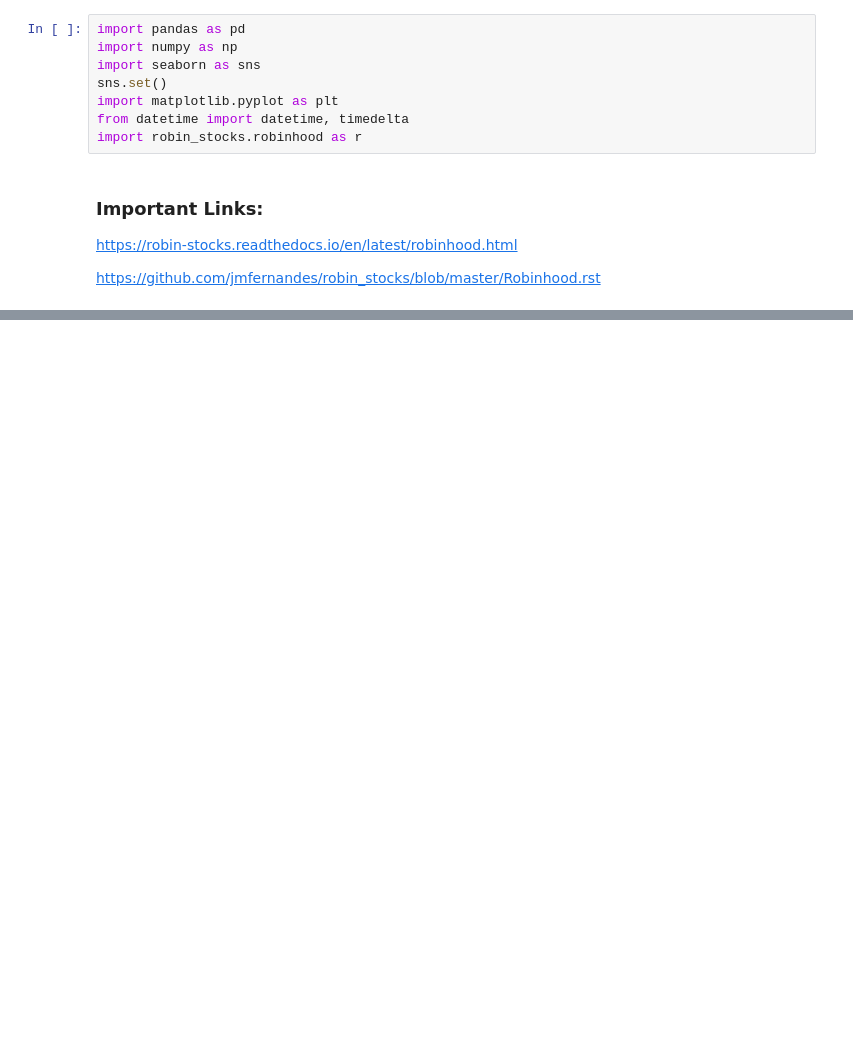
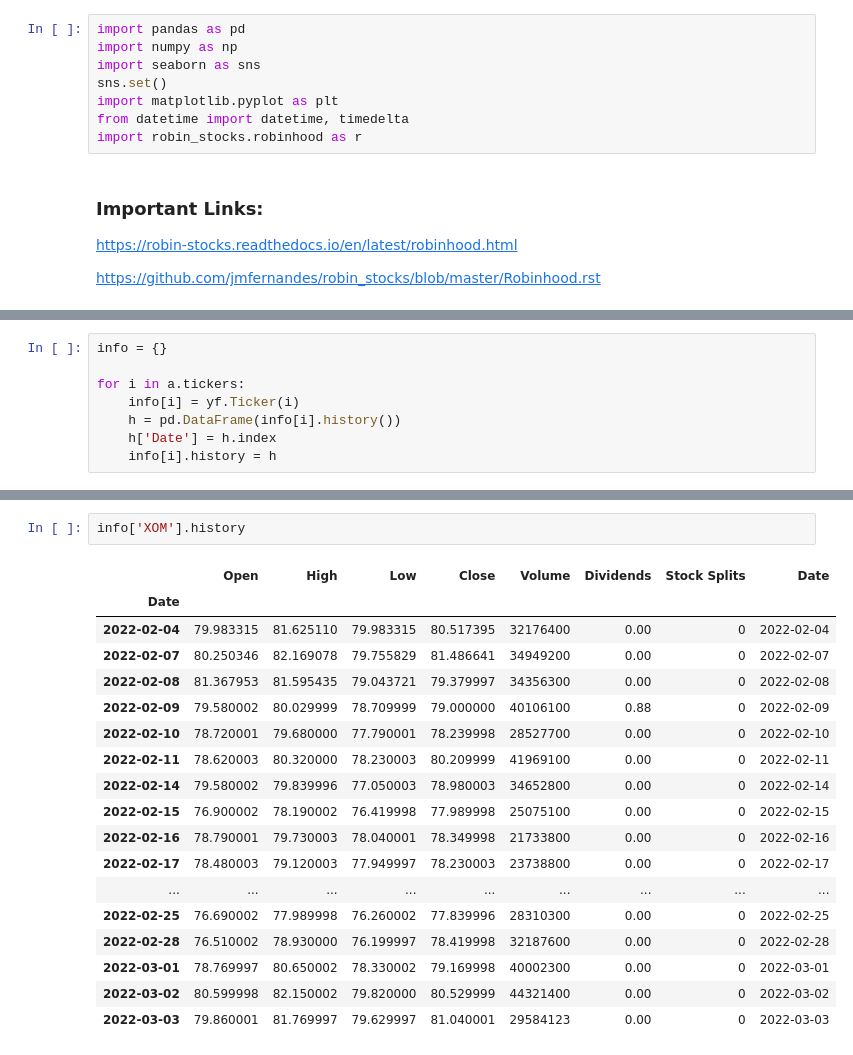
Before and after one commit to dawsboss/Stocks, a Jupyter notebook: Robin_Stocks.ipynb, the cells around one changed output, grey strips where cells are left out. Drawn from its saved outputs; the diff is of its cells as text; blank space fills up the shorter version.

```diff
--- a/Robin_Stocks.ipynb
+++ b/Robin_Stocks.ipynb
@@ -98,0 +733,8 @@ a.logout()
+# %%
+info = {}
+
+for i in a.tickers:
+    info[i] = yf.Ticker(i)
+    h = pd.DataFrame(info[i].history())
+    h['Date'] = h.index
+    info[i].history = h
@@ -98,0 +750,21 @@ a.logout()
+# %%
+info['XOM'].history
+# %% [output]
+|  | Open | High | Low | Close | Volume | Dividends | Stock Splits | Date |
+| Date |  |  |  |  |  |  |  |  |
+| 2022-02-04 | 79.983315 | 81.625110 | 79.983315 | 80.517395 | 32176400 | 0.00 | 0 | 2022-02-04 |
+| 2022-02-07 | 80.250346 | 82.169078 | 79.755829 | 81.486641 | 34949200 | 0.00 | 0 | 2022-02-07 |
+| 2022-02-08 | 81.367953 | 81.595435 | 79.043721 | 79.379997 | 34356300 | 0.00 | 0 | 2022-02-08 |
+| 2022-02-09 | 79.580002 | 80.029999 | 78.709999 | 79.000000 | 40106100 | 0.88 | 0 | 2022-02-09 |
+| 2022-02-10 | 78.720001 | 79.680000 | 77.790001 | 78.239998 | 28527700 | 0.00 | 0 | 2022-02-10 |
+| 2022-02-11 | 78.620003 | 80.320000 | 78.230003 | 80.209999 | 41969100 | 0.00 | 0 | 2022-02-11 |
+| 2022-02-14 | 79.580002 | 79.839996 | 77.050003 | 78.980003 | 34652800 | 0.00 | 0 | 2022-02-14 |
+| 2022-02-15 | 76.900002 | 78.190002 | 76.419998 | 77.989998 | 25075100 | 0.00 | 0 | 2022-02-15 |
+| 2022-02-16 | 78.790001 | 79.730003 | 78.040001 | 78.349998 | 21733800 | 0.00 | 0 | 2022-02-16 |
+| 2022-02-17 | 78.480003 | 79.120003 | 77.949997 | 78.230003 | 23738800 | 0.00 | 0 | 2022-02-17 |
+| ... | ... | ... | ... | ... | ... | ... | ... | ... |
+| 2022-02-25 | 76.690002 | 77.989998 | 76.260002 | 77.839996 | 28310300 | 0.00 | 0 | 2022-02-25 |
+| 2022-02-28 | 76.510002 | 78.930000 | 76.199997 | 78.419998 | 32187600 | 0.00 | 0 | 2022-02-28 |
+| 2022-03-01 | 78.769997 | 80.650002 | 78.330002 | 79.169998 | 40002300 | 0.00 | 0 | 2022-03-01 |
+| 2022-03-02 | 80.599998 | 82.150002 | 79.820000 | 80.529999 | 44321400 | 0.00 | 0 | 2022-03-02 |
+| 2022-03-03 | 79.860001 | 81.769997 | 79.629997 | 81.040001 | 29584123 | 0.00 | 0 | 2022-03-03 |
```
Also changed, not shown: parts of 57 cells of this notebook, 20 other files.
